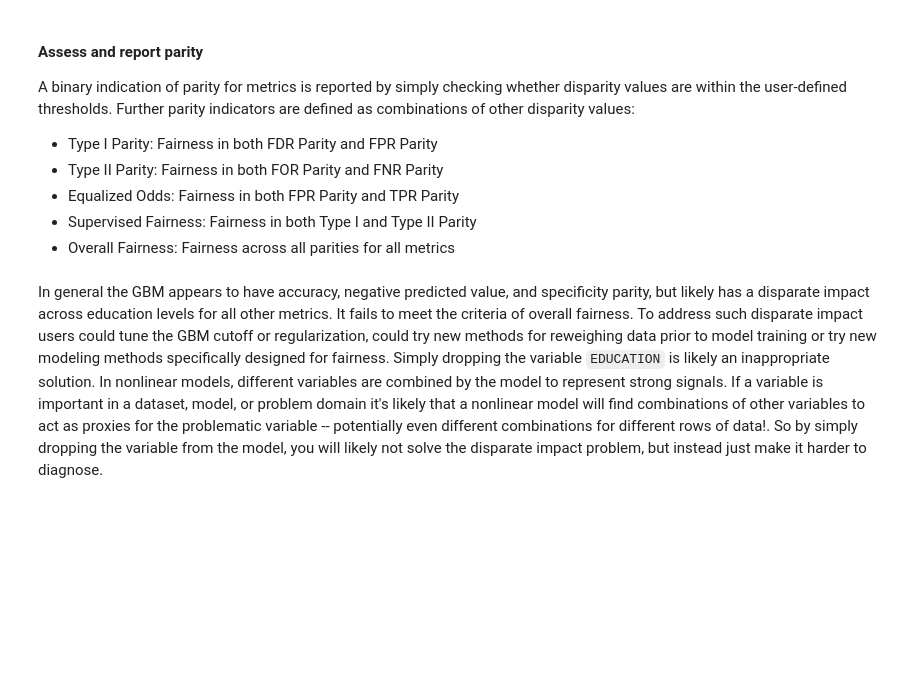
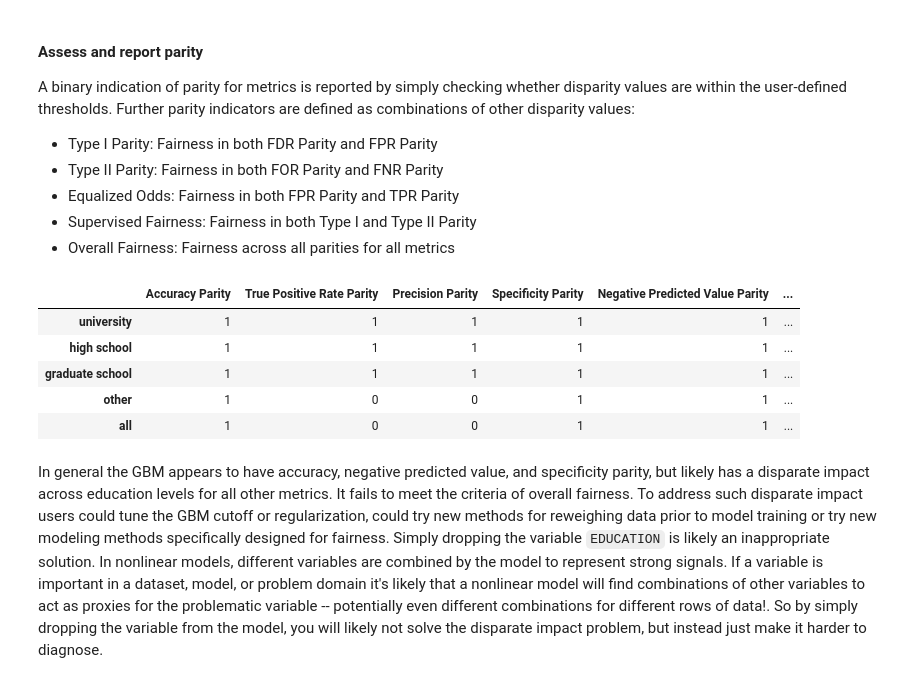
Before and after one commit to navdeep-G/interpretable-ml, a Jupyter notebook: jupyter-notebooks/credit/binomial/dia_with_datatable.ipynb, the cells around one changed output. Drawn from its saved outputs; the diff is of its cells as text; code cells hidden in the pictures; blank space fills up the shorter version.

```diff
--- a/jupyter-notebooks/credit/binomial/dia_with_datatable.ipynb
+++ b/jupyter-notebooks/credit/binomial/dia_with_datatable.ipynb
@@ -630,37 +640,76 @@ A binary indication of parity for metrics is reported by simply checking whether
 # %%
 # parity checks
 # low_threshold (0.8) < *_metric/white_metric < (high_threshold) 1.25 => parity, else disparity
 
 # init frame for parity
-par_frame = pd.DataFrame(index=ed_levels,
-                         columns=[col + ' Parity' for col in metrics_frame.columns])
+par_col_names = columns=[col + ' Parity' for col in list(metric_dict.keys())]
+par_frame = dt.Frame(names=par_col_names, stypes = [dt.stype.bool8] * len(par_col_names))
+par_levels = ed_levels
+par_frame.nrows = len(par_levels)
+
 # nested loop through:
 # - races
 # - disparity metrics
 for i, _ in enumerate(ed_levels):
-    for j, _ in enumerate(par_frame.columns):
-        par_frame.iat[i, j] = (parity_threshold_low < disp_frame.iat[i, j] < parity_threshold_hi)
+    for j, _ in enumerate(par_frame.names):
+        # frame_[(f[y] == lev_i) & (f[dname] == lev_j), :].shape[0]
+        if parity_threshold_low < disp_frame[i,j] < parity_threshold_hi:
+            par_frame[i, j] = True
+        else:
+            par_frame[i, j] = False
+
 
 # add overall parity checks
 # Type I Parity: Fairness in both FDR Parity and FPR Parity
 # Type II Parity: Fairness in both FOR Parity and FNR Parity
 # Equalized Odds: Fairness in both FPR Parity and TPR Parity
 # Supervised Fairness: Fairness in both Type I and Type II Parity
 # Overall Fairness: Fairness across all parities for all metrics
-par_frame['Type I Parity'] = (par_frame['False Discovery Rate Parity']) & (par_frame['False Positive Rate Parity'])
-par_frame['Type II Parity'] = (par_frame['False Omissions Rate Parity']) & (par_frame['False Negative Rate Parity'])
-par_frame['Equalized Odds'] = (par_frame['False Positive Rate Parity']) & (par_frame['True Positive Rate Parity'])
-par_frame['Supervised Fairness'] = (par_frame['Type I Parity']) & (par_frame['Type II Parity'])
-par_frame['Overall Fairness'] = par_frame.all(axis='columns')
-par_frame.loc['all', :] = par_frame.all(axis='index')
+par_frame[:,'Type I Parity'] = par_frame[:,f['False Discovery Rate Parity'] & f['False Positive Rate Parity']]
+par_frame[:,'Type II Parity'] = par_frame[:,f['False Omissions Rate Parity'] & f['False Negative Rate Parity']]
+par_frame[:,'Equalized Odds'] = par_frame[:,f['False Positive Rate Parity'] & f['True Positive Rate Parity']]
+par_frame[:,'Supervised Fairness'] = par_frame[:,f['Type I Parity'] & f['Type II Parity']]
+par_frame[:, 'Overall Fairness'] = par_frame[:,f['Type I Parity'] & f['Type II Parity'] &
+                                             f['False Positive Rate Parity'] & f['True Positive Rate Parity'] &
+                                             f['False Omissions Rate Parity'] & f['False Negative Rate Parity'] &
+                                             f['False Discovery Rate Parity'] & f['False Positive Rate Parity']]
 
+par_frame_groups = dt.Frame(Groups = par_levels)
+par_frame_groups.nrows = len(par_levels)
+par_frame = dt.cbind(par_frame_groups, par_frame)
+
+par_frame_all = dt.cbind(dt.Frame(dt.Frame(par_frame.sum())))
+par_frame_all[0,"Groups"] = 'all'
+par_frame_all_metrics = list(par_frame.names)
+par_frame_all_metrics.remove("Groups")
+par_frame_all_metrics
+
+for j in range(1,len(par_frame_all_metrics)):
+    if par_frame_all[0, j] == len(par_levels):
+        par_frame_all[0, j] = True
+    else:
+        par_frame_all[0, j] = False
+
+par_frame = dt.rbind(par_frame, par_frame_all)
 # small utility function to format pandas table output
 def color_false_red(val):
 
     color = 'red' if not val else 'blue'
     return 'color: %s' % color
 
-par_frame.style.applymap(color_false_red)
+par_frame = par_frame
+par_frame_pd = par_frame.to_pandas()
+par_frame_pd = par_frame_pd.drop(["Groups"], axis=1)
+par_frame_pd.index = par_levels + ["all"]
+# display results
+par_frame_pd.style.applymap(color_false_red)
+# %% [output]
+|  | Accuracy Parity | True Positive Rate Parity | Precision Parity | Specificity Parity | Negative Predicted Value Parity | ... |
+| university | 1 | 1 | 1 | 1 | 1 | ... |
+| high school | 1 | 1 | 1 | 1 | 1 | ... |
+| graduate school | 1 | 1 | 1 | 1 | 1 | ... |
+| other | 1 | 0 | 0 | 1 | 1 | ... |
+| all | 1 | 0 | 0 | 1 | 1 | ... |
 # %% [markdown]
 In general the GBM appears to have accuracy, negative predicted value, and specificity parity, but likely has a disparate impact across education levels for all other metrics. It fails to meet the criteria of overall fairness. To address such disparate impact users could tune the GBM cutoff or regularization, could try new methods for reweighing data prior to model training or try new modeling methods specifically designed for fairness. Simply dropping the variable `EDUCATION` is likely an inappropriate solution. In nonlinear models, different variables are combined by the model to represent strong signals. If a variable is important in a dataset, model, or problem domain it's likely that a nonlinear model will find combinations of other variables to act as proxies for the problematic variable -- potentially even different combinations for different rows of data!. So by simply dropping the variable from the model, you will likely not solve the disparate impact problem, but instead just make it harder to diagnose.
 # %% [markdown]
```
Also changed, not shown: parts of 8 cells of this notebook.
